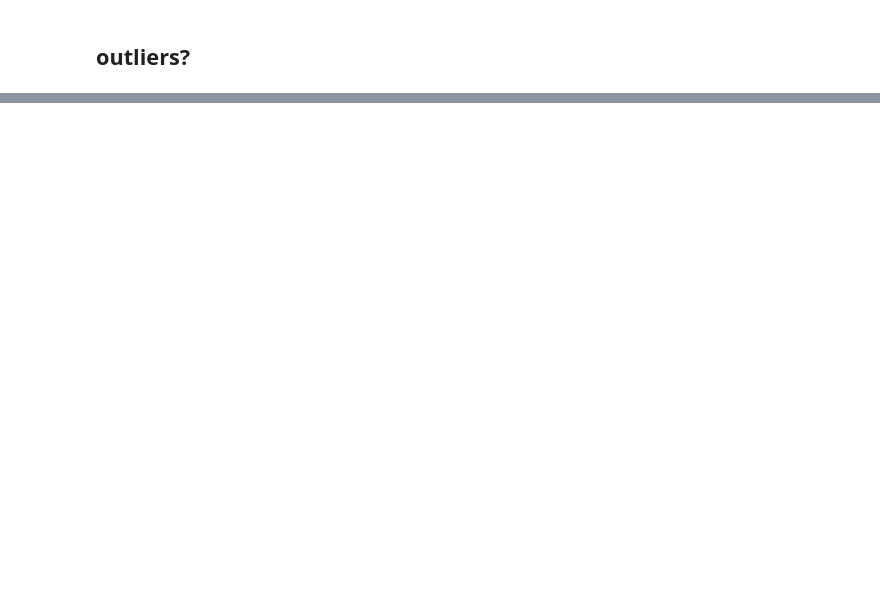
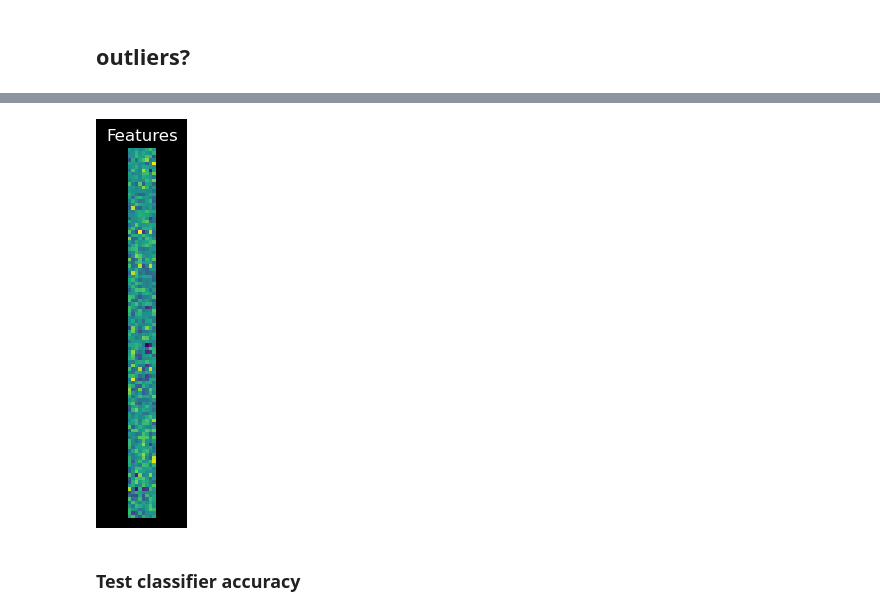
Before and after one commit to TobiasBjork/VowelProject, a Jupyter notebook: features.ipynb, the cells around one changed output, grey strips where cells are left out. Saved outputs shown, nothing was run; the diff lists cells and outputs as text; code cells hidden in the pictures; blank space fills up the shorter version.

```diff
--- a/features.ipynb
+++ b/features.ipynb
@@ -362,0 +411,10 @@ inliers 70.0 %
+# %%
+plt.figure()
+plt.imshow(X)
+plt.axis("off")
+plt.title("Features")
+plt.show()
+# %% [output]
+[figure, added]
+# %% [markdown]
+### Test classifier accuracy
```
Also changed, not shown: parts of 13 cells of this notebook, 5 other files.
